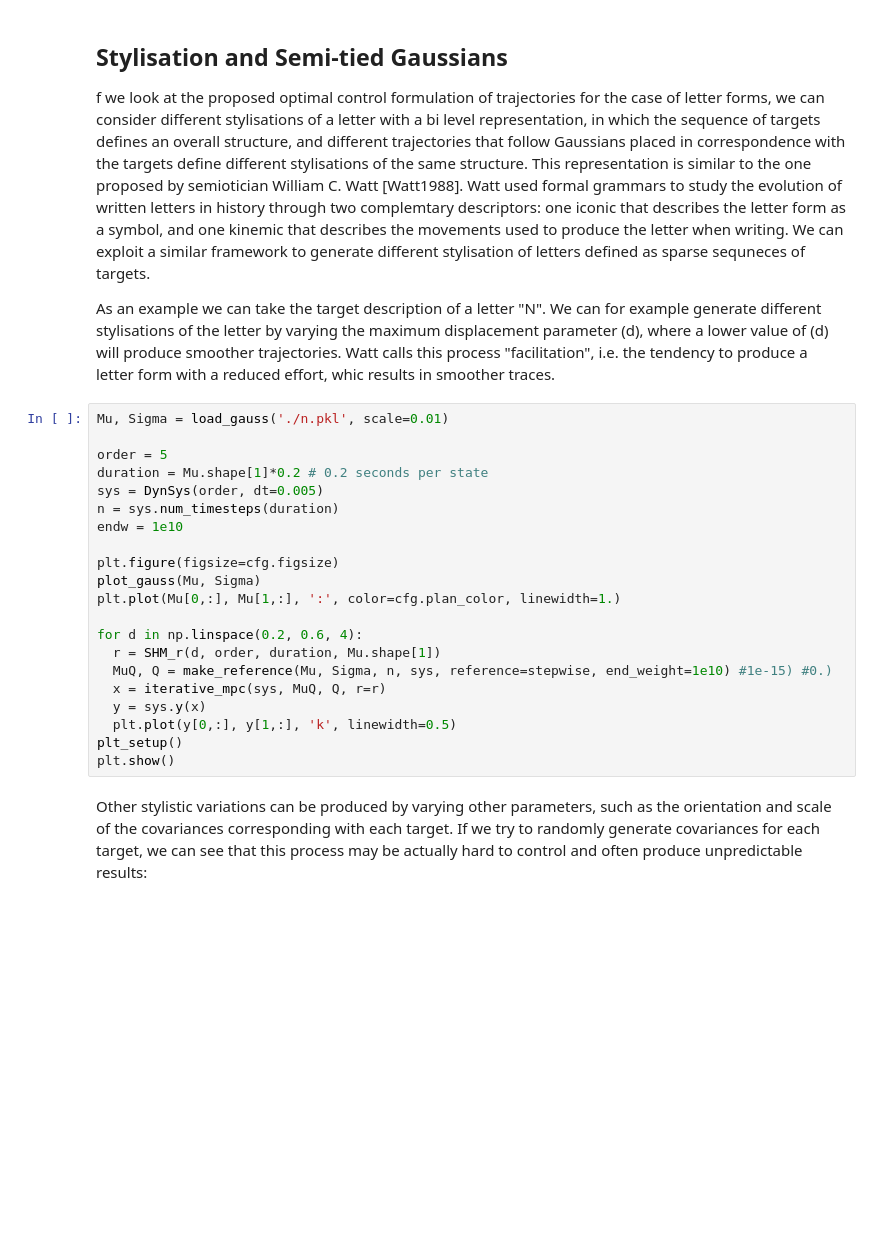
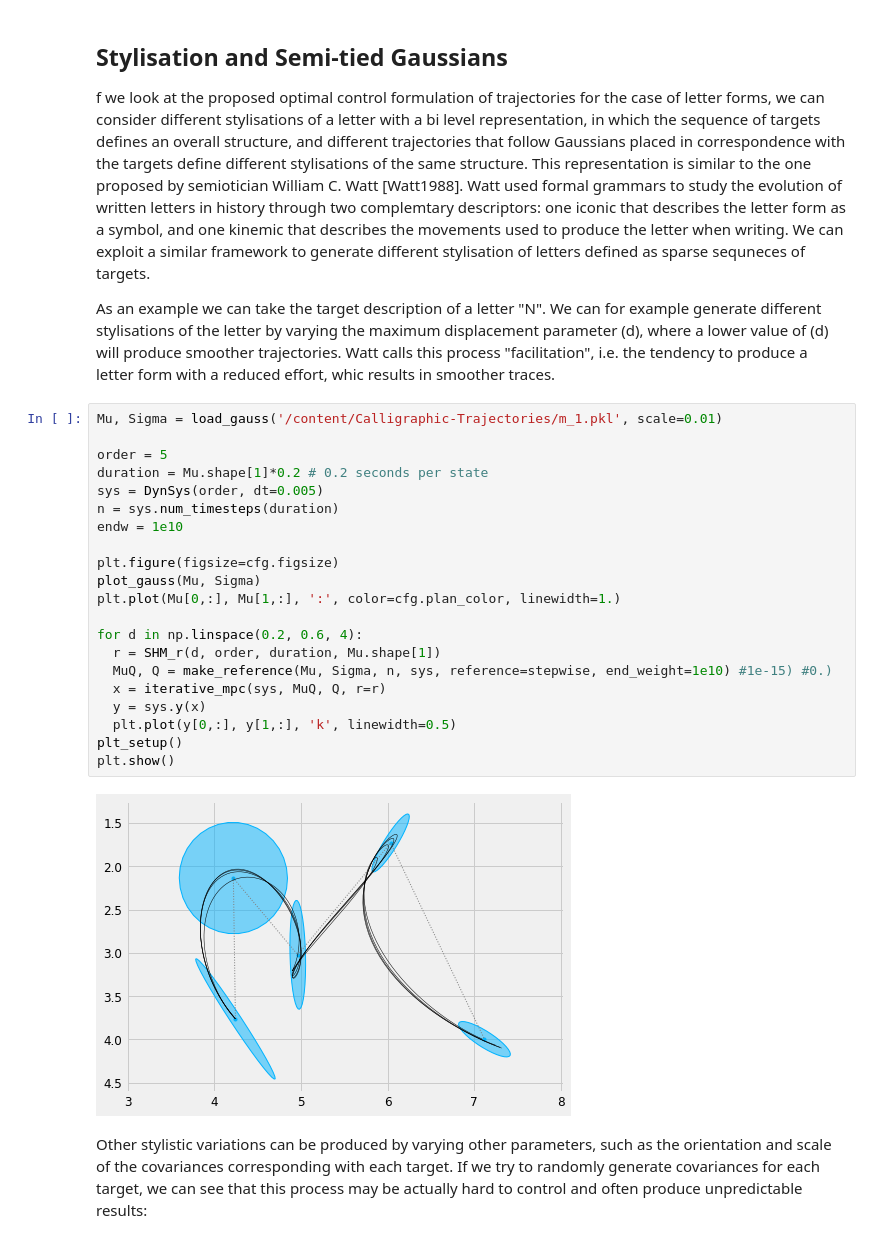
Before and after one commit to mmattyg/Calligraphic-Trajectories, a Jupyter notebook: Generating_Calligraphic_Trajectories_with_Model_Predictive_Control_(MPC).ipynb, the cells around one changed output. Cells and saved outputs as stored; diff of their text form; blank space fills up the shorter version.

```diff
--- a/Generating_Calligraphic_Trajectories_with_Model_Predictive_Control_(MPC).ipynb
+++ b/Generating_Calligraphic_Trajectories_with_Model_Predictive_Control_(MPC).ipynb
@@ -965,26 +1000,28 @@ f we look at the proposed optimal control formulation of trajectories for the ca
 
 As an example we can take the target description of a letter "N". We can for example generate different stylisations of the letter by varying the maximum displacement parameter \(d\), where a lower value of \(d\) will produce smoother trajectories. Watt calls this process "facilitation", i.e. the tendency to produce a letter form with a reduced effort, whic results in smoother traces.
 # %%
-Mu, Sigma = load_gauss('./n.pkl', scale=0.01)
+Mu, Sigma = load_gauss('/content/Calligraphic-Trajectories/m_1.pkl', scale=0.01)
 
 order = 5
 duration = Mu.shape[1]*0.2 # 0.2 seconds per state
 sys = DynSys(order, dt=0.005)
 n = sys.num_timesteps(duration)
 endw = 1e10
 
 plt.figure(figsize=cfg.figsize)
 plot_gauss(Mu, Sigma)
 plt.plot(Mu[0,:], Mu[1,:], ':', color=cfg.plan_color, linewidth=1.)
 
 for d in np.linspace(0.2, 0.6, 4):
   r = SHM_r(d, order, duration, Mu.shape[1])
   MuQ, Q = make_reference(Mu, Sigma, n, sys, reference=stepwise, end_weight=1e10) #1e-15) #0.)
   x = iterative_mpc(sys, MuQ, Q, r=r)
   y = sys.y(x)
   plt.plot(y[0,:], y[1,:], 'k', linewidth=0.5)
 plt_setup()
 plt.show()
+# %% [output]
+[figure, added]
 # %% [markdown]
 Other stylistic variations can be produced by varying other parameters, such as the orientation and scale of the covariances corresponding with each target. If we try to randomly generate covariances for each target, we can see that this process may be actually hard to control and often produce unpredictable results:
 # %%
```
Also changed, not shown: parts of 17 cells of this notebook.
